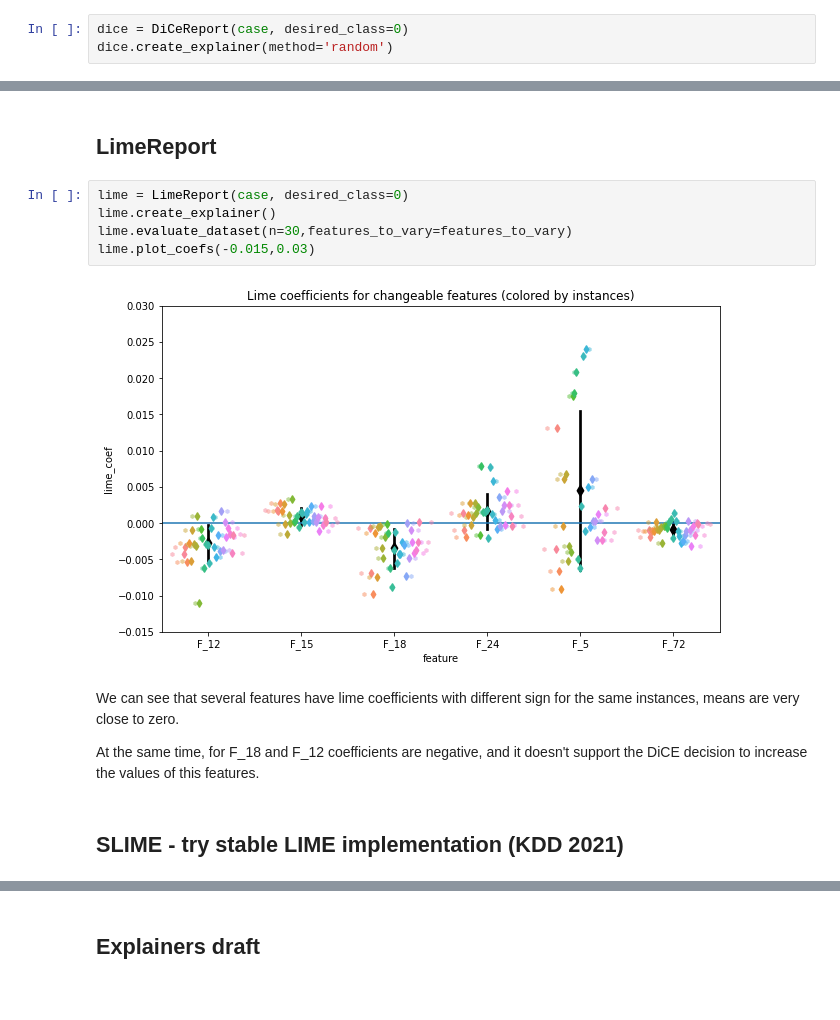
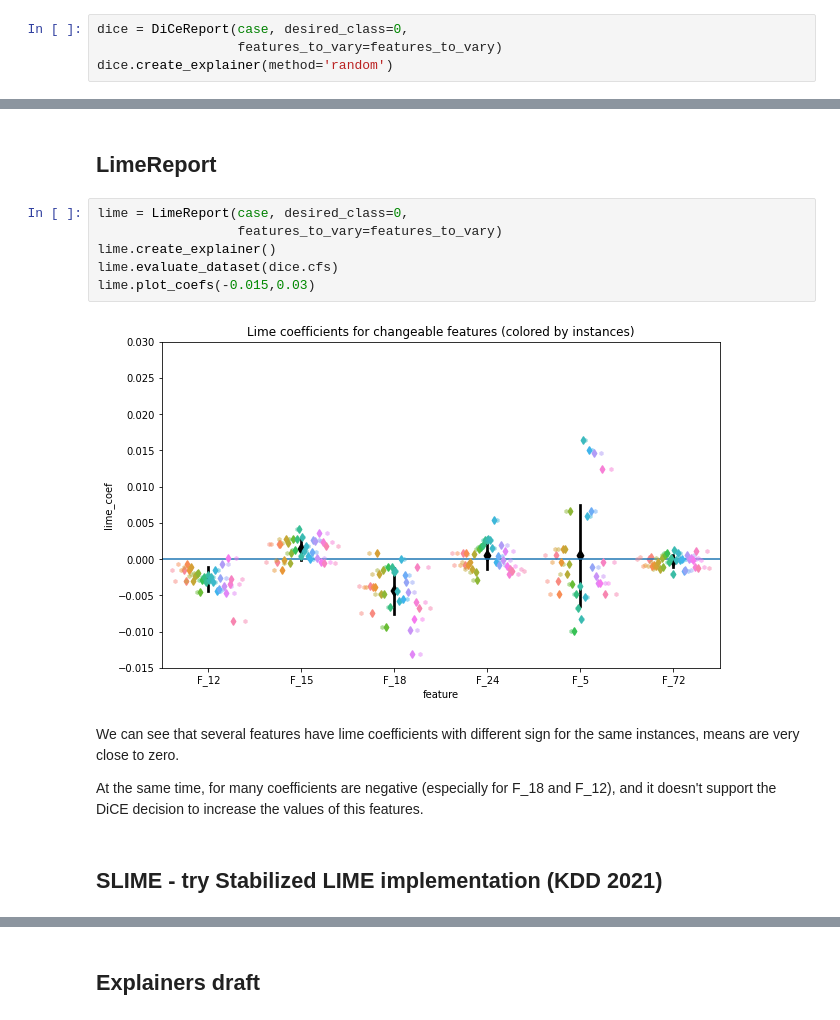
Before and after one commit to KseniaKingsep/interpretable-ml-risks, a Jupyter notebook: notebooks/1_2_CaseCI.ipynb, the cells around one changed output, grey strips where cells are left out. Saved outputs shown, nothing was run; the diff lists cells and outputs as text.

Commit message:
comparison of SLIME and DiCE (graphs)

```diff
--- a/notebooks/1_2_CaseCI.ipynb
+++ b/notebooks/1_2_CaseCI.ipynb
@@ -95,7 +95,8 @@ F_15, F_72 (PDP-plot)
 # %%
 features_to_vary = ['F_5', 'F_12', 'F_24', 'F_18', 'F_15', 'F_72']
 # %%
-dice = DiCeReport(case, desired_class=0)
+dice = DiCeReport(case, desired_class=0,
+                  features_to_vary=features_to_vary)
 dice.create_explainer(method='random')
 # %%
 # example for one instance
@@ -153,16 +159,17 @@ dice2.print_metrics()
 # %% [markdown]
 ## LimeReport
 # %%
-lime = LimeReport(case, desired_class=0)
+lime = LimeReport(case, desired_class=0,
+                  features_to_vary=features_to_vary)
 lime.create_explainer()
-lime.evaluate_dataset(n=30,features_to_vary=features_to_vary)
+lime.evaluate_dataset(dice.cfs)
 lime.plot_coefs(-0.015,0.03)
 # %% [output]
-[figure, old version]
+[figure, new version]
 # %% [markdown]
 We can see that several features have lime coefficients with different sign for the same instances, means are very close to zero.
 
-At the same time, for F_18 and F_12 coefficients are negative, and it doesn't support the DiCE decision to increase the values of this features.
+At the same time, for many coefficients are negative (especially for F_18 and F_12), and it doesn't support the DiCE decision to increase the values of this features.
 # %% [markdown]
-## SLIME - try stable LIME implementation (KDD 2021)
+## SLIME - try Stabilized LIME implementation (KDD 2021)
 # %%
```
Also changed, not shown: parts of 21 cells of this notebook, 1 other file.
